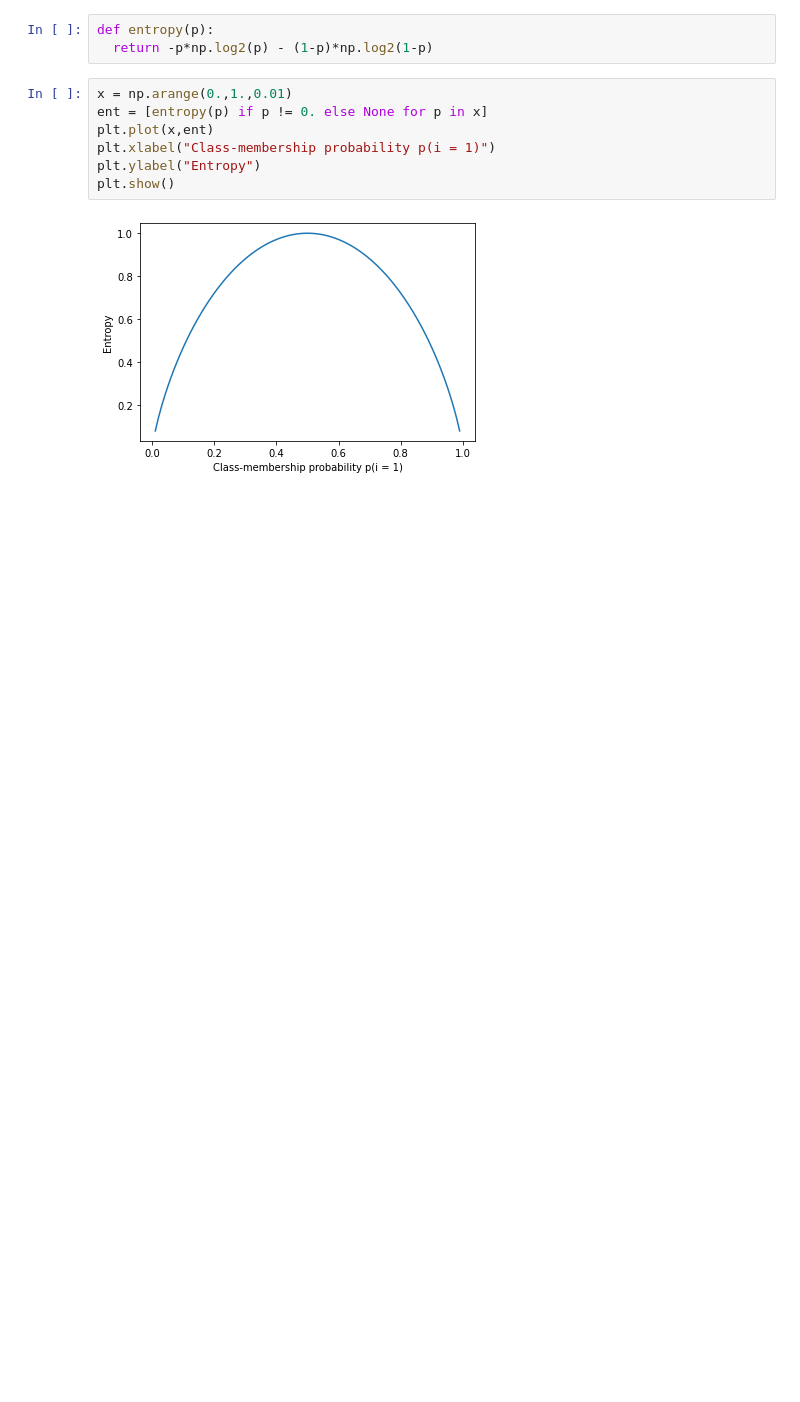
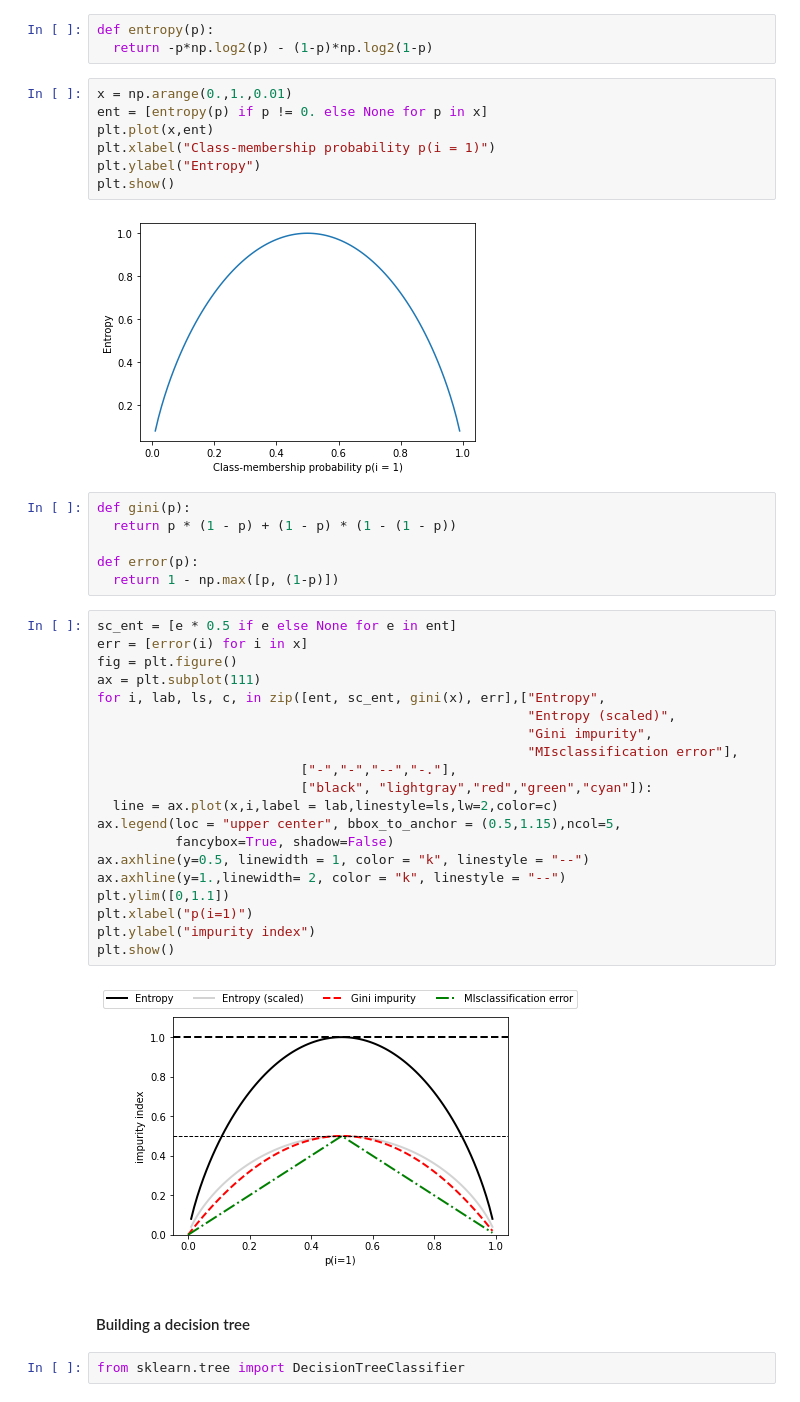
Before and after one commit to AimjGuytidy/pytorch-on, a Jupyter notebook: ml_pytorch.ipynb, the cells around one changed output. Cells and saved outputs as stored; diff of their text form; blank space fills up the shorter version.

Commit message:
decision trees

```diff
--- a/ml_pytorch.ipynb
+++ b/ml_pytorch.ipynb
@@ -697,3 +697,35 @@ plt.ylabel("Entropy")
 plt.show()
 # %% [output]
 [figure]
+# %%
+def gini(p):
+  return p * (1 - p) + (1 - p) * (1 - (1 - p))
+
+def error(p):
+  return 1 - np.max([p, (1-p)])
+# %%
+sc_ent = [e * 0.5 if e else None for e in ent]
+err = [error(i) for i in x]
+fig = plt.figure()
+ax = plt.subplot(111)
+for i, lab, ls, c, in zip([ent, sc_ent, gini(x), err],["Entropy",
+                                                       "Entropy (scaled)",
+                                                       "Gini impurity",
+                                                       "MIsclassification error"],
+                          ["-","-","--","-."],
+                          ["black", "lightgray","red","green","cyan"]):
+  line = ax.plot(x,i,label = lab,linestyle=ls,lw=2,color=c)
+ax.legend(loc = "upper center", bbox_to_anchor = (0.5,1.15),ncol=5,
+          fancybox=True, shadow=False)
+ax.axhline(y=0.5, linewidth = 1, color = "k", linestyle = "--")
+ax.axhline(y=1.,linewidth= 2, color = "k", linestyle = "--")
+plt.ylim([0,1.1])
+plt.xlabel("p(i=1)")
+plt.ylabel("impurity index")
+plt.show()
+# %% [output]
+[figure, added]
+# %% [markdown]
+#### Building a decision tree
+# %%
+from sklearn.tree import DecisionTreeClassifier
```
Also changed, not shown: parts of 1 cell of this notebook.
